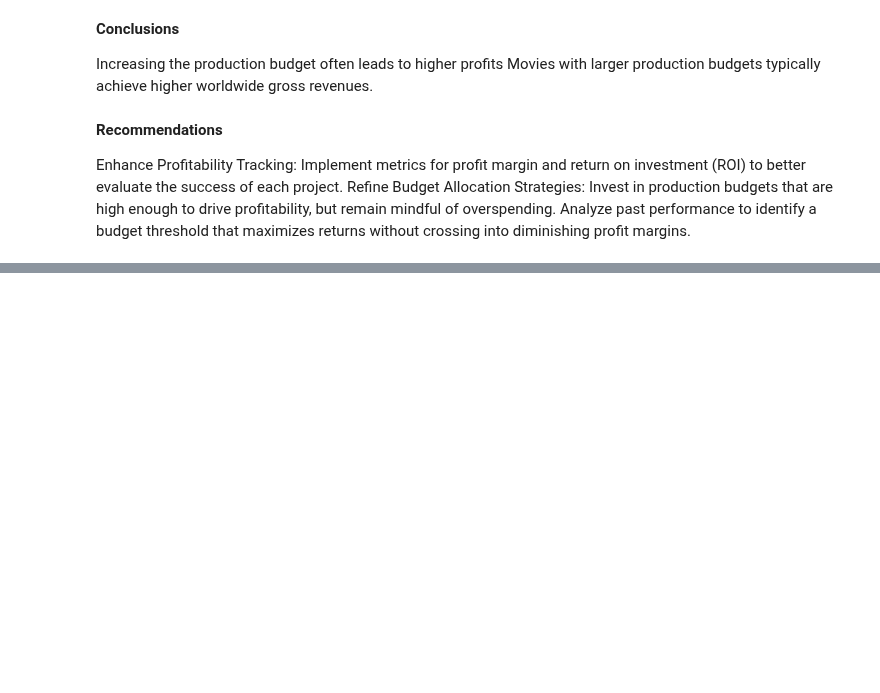
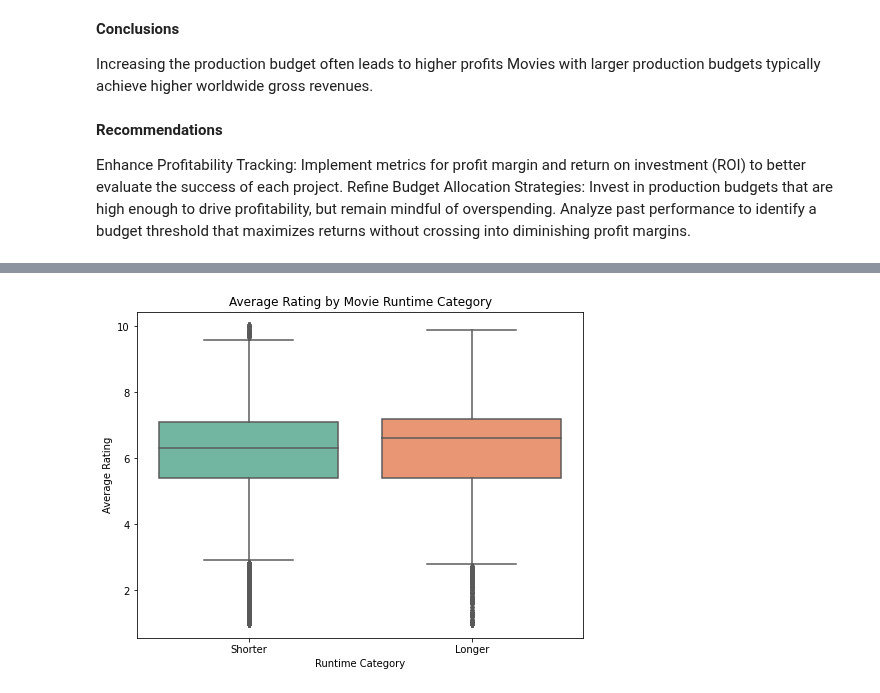
Before and after one commit to Julie97-wb/group6, a Jupyter notebook: main.ipynb, the cells around one changed output, grey strips where cells are left out. Drawn from its saved outputs; the diff is of its cells as text; code cells hidden in the pictures; blank space fills up the shorter version.

```diff
--- a/main.ipynb
+++ b/main.ipynb
@@ -472,0 +563,10 @@ Refine Budget Allocation Strategies: Invest in production budgets that are high
+# %%
+#create a copy of the imdb
+filt_imdb = imdb_df.copy()
+# %%
+#Create a new column categorizing movies as 'Shorter' or 'Longer'
+filt_imdb['runtime_group'] = filt_imdb['runtime_minutes'].apply(
+    lambda x: 'Longer' if x > 120 else 'Shorter')
+
+# Display the first 20 rows of the new column
+filt_imdb['runtime_group'].head(20)
@@ -472,0 +591,13 @@ Refine Budget Allocation Strategies: Invest in production budgets that are high
+# %%
+#Box plot for the runtime_group by movie average rating
+import seaborn as sns
+import matplotlib.pyplot as plt
+
+plt.figure(figsize=(8, 6))
+sns.boxplot(x='runtime_group', y='averagerating', data=filt_imdb, palette='Set2')
+plt.title('Average Rating by Movie Runtime Category')
+plt.xlabel('Runtime Category')
+plt.ylabel('Average Rating')
+plt.show()
+# %% [output]
+[figure, added]
```
Also changed, not shown: parts of 30 cells of this notebook.
